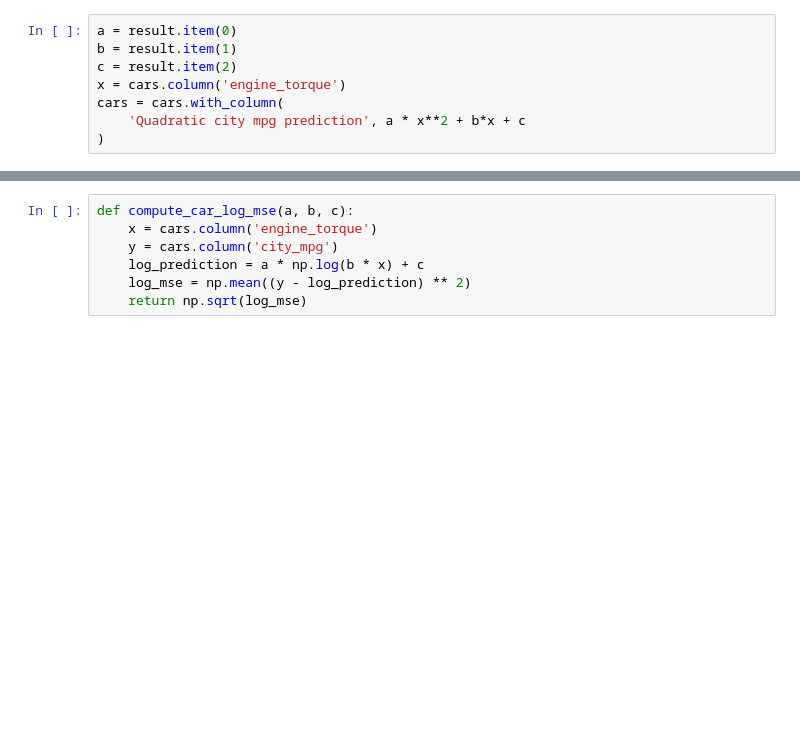
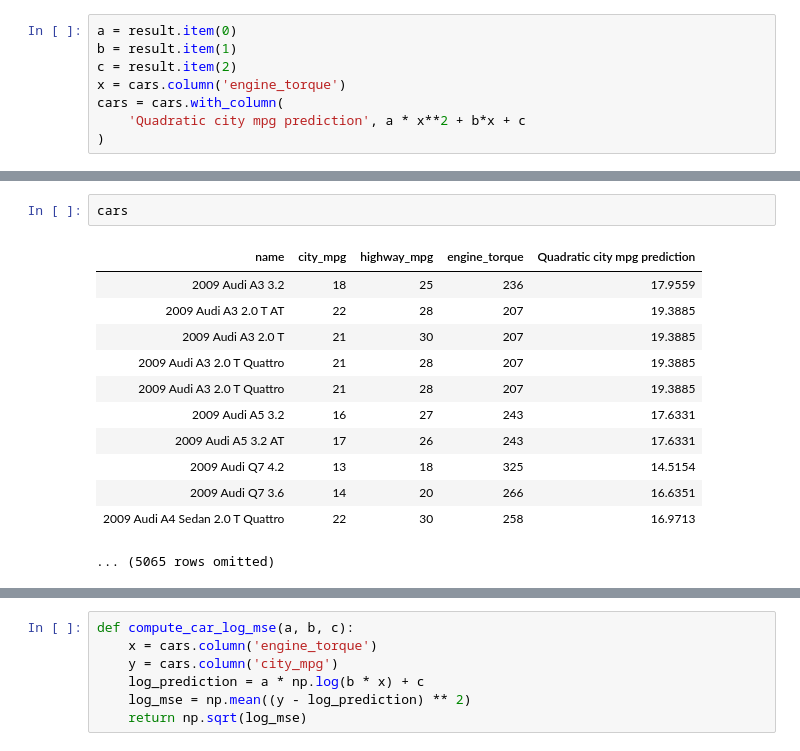
Before and after one commit to AUP-CS2065/lecture, a Jupyter notebook: lec12.ipynb, the cells around one changed output, grey strips where cells are left out. Saved outputs shown, nothing was run; the diff lists cells and outputs as text; blank space fills up the shorter version.

```diff
--- a/lec12.ipynb
+++ b/lec12.ipynb
@@ -267,2 +363,17 @@ compute_car_quadratic_mse(a,b,c)
+# %%
+cars
+# %% [output]
+| name | city_mpg | highway_mpg | engine_torque | Quadratic city mpg prediction |
+| 2009 Audi A3 3.2 | 18 | 25 | 236 | 17.9559 |
+| 2009 Audi A3 2.0 T AT | 22 | 28 | 207 | 19.3885 |
+| 2009 Audi A3 2.0 T | 21 | 30 | 207 | 19.3885 |
+| 2009 Audi A3 2.0 T Quattro | 21 | 28 | 207 | 19.3885 |
+| 2009 Audi A3 2.0 T Quattro | 21 | 28 | 207 | 19.3885 |
+| 2009 Audi A5 3.2 | 16 | 27 | 243 | 17.6331 |
+| 2009 Audi A5 3.2 AT | 17 | 26 | 243 | 17.6331 |
+| 2009 Audi Q7 4.2 | 13 | 18 | 325 | 14.5154 |
+| 2009 Audi Q7 3.6 | 14 | 20 | 266 | 16.6351 |
+| 2009 Audi A4 Sedan 2.0 T Quattro | 22 | 30 | 258 | 16.9713 |
+... (5065 rows omitted)
 # %%
 cars.select('engine_torque', 'city_mpg', 'Quadratic city mpg prediction').scatter('engine_torque')
```
Also changed, not shown: parts of 71 cells of this notebook, 3 other files.
